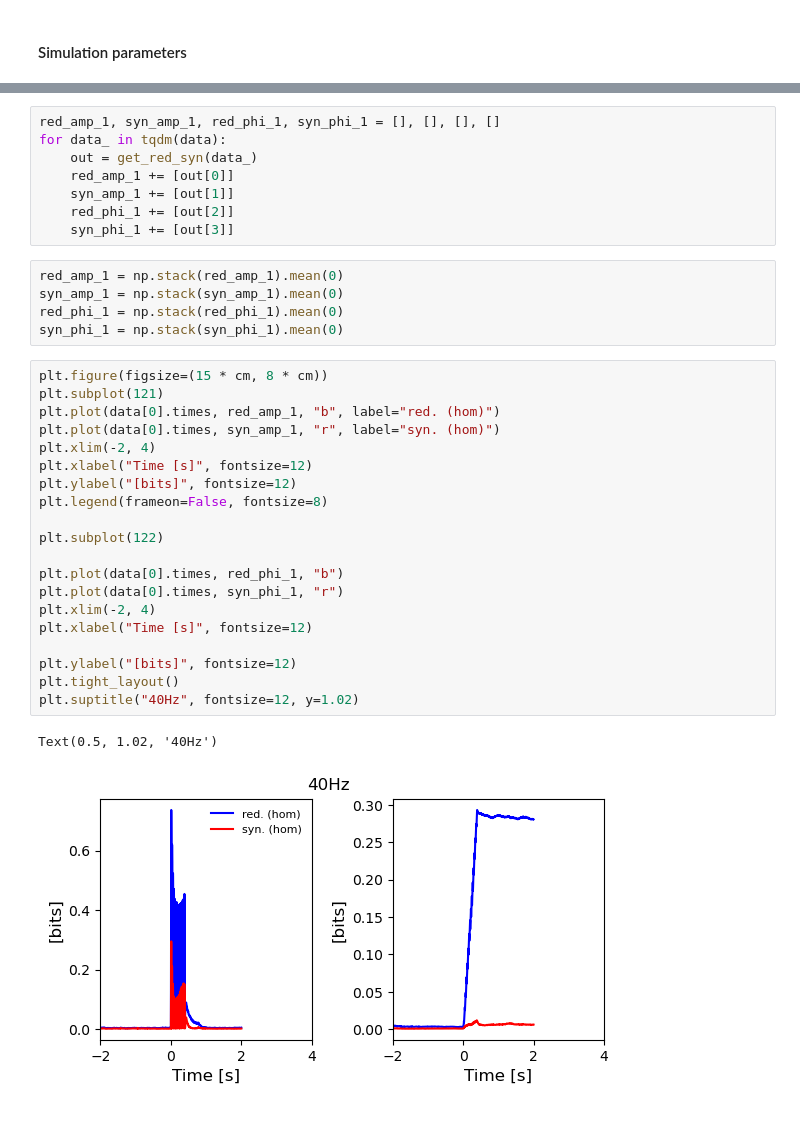
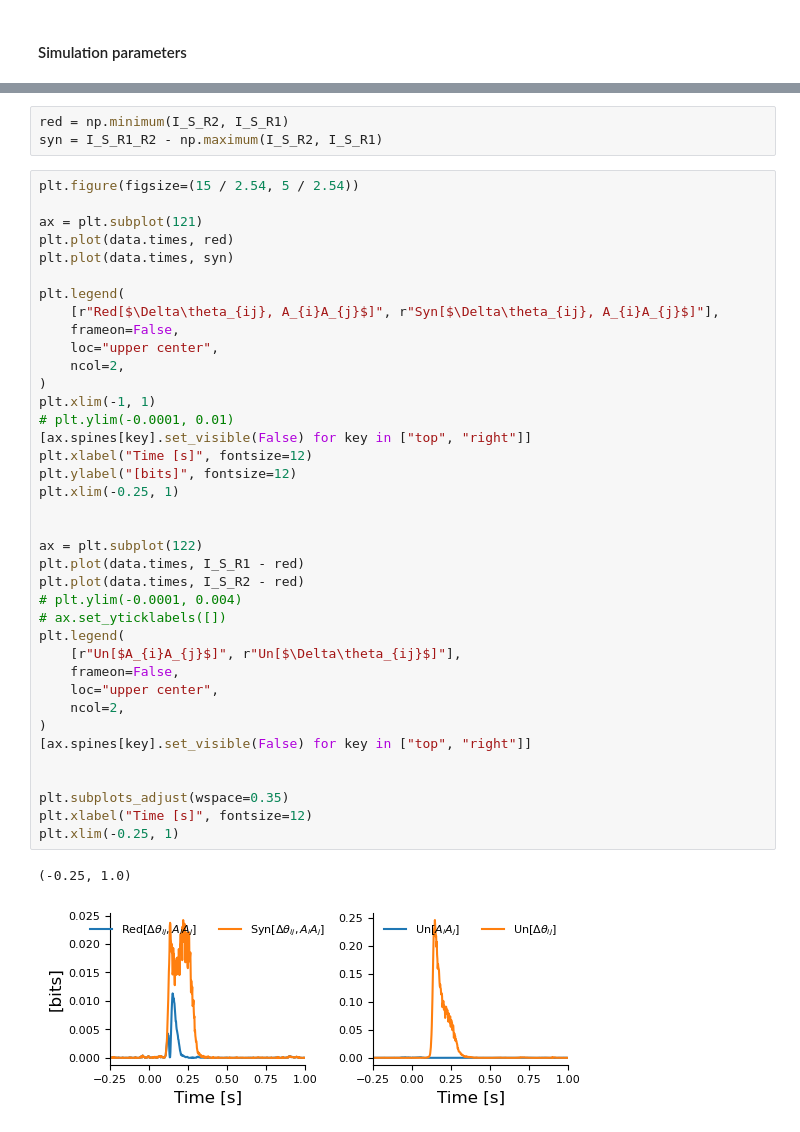
Before and after one commit to ViniciusLima94/phase_amplitude_encoding, a Jupyter notebook: notebooks/Figure3.ipynb, the cells around one changed output, grey strips where cells are left out. Drawn from its saved outputs; the diff is of its cells as text.

```diff
--- a/notebooks/Figure3.ipynb
+++ b/notebooks/Figure3.ipynb
@@ -351,36 +183,44 @@ for i in tqdm(range(100)):
-# %%
-red_amp_1, syn_amp_1, red_phi_1, syn_phi_1 = [], [], [], []
-for data_ in tqdm(data):
-    out = get_red_syn(data_)
-    red_amp_1 += [out[0]]
-    syn_amp_1 += [out[1]]
-    red_phi_1 += [out[2]]
-    syn_phi_1 += [out[3]]
-# %%
-red_amp_1 = np.stack(red_amp_1).mean(0)
-syn_amp_1 = np.stack(syn_amp_1).mean(0)
-red_phi_1 = np.stack(red_phi_1).mean(0)
-syn_phi_1 = np.stack(syn_phi_1).mean(0)
-# %%
-plt.figure(figsize=(15 * cm, 8 * cm))
-plt.subplot(121)
-plt.plot(data[0].times, red_amp_1, "b", label="red. (hom)")
-plt.plot(data[0].times, syn_amp_1, "r", label="syn. (hom)")
-plt.xlim(-2, 4)
-plt.xlabel("Time [s]", fontsize=12)
-plt.ylabel("[bits]", fontsize=12)
-plt.legend(frameon=False, fontsize=8)
-
-plt.subplot(122)
-
-plt.plot(data[0].times, red_phi_1, "b")
-plt.plot(data[0].times, syn_phi_1, "r")
-plt.xlim(-2, 4)
-plt.xlabel("Time [s]", fontsize=12)
-
-plt.ylabel("[bits]", fontsize=12)
-plt.tight_layout()
-plt.suptitle("40Hz", fontsize=12, y=1.02)
-# %% [output]
-Text(0.5, 1.02, '40Hz')
-[figure, removed]
+# %%
+red = np.minimum(I_S_R2, I_S_R1)
+syn = I_S_R1_R2 - np.maximum(I_S_R2, I_S_R1)
+# %%
+plt.figure(figsize=(15 / 2.54, 5 / 2.54))
+
+ax = plt.subplot(121)
+plt.plot(data.times, red)
+plt.plot(data.times, syn)
+
+plt.legend(
+    [r"Red[$\Delta\theta_{ij}, A_{i}A_{j}$]", r"Syn[$\Delta\theta_{ij}, A_{i}A_{j}$]"],
+    frameon=False,
+    loc="upper center",
+    ncol=2,
+)
+plt.xlim(-1, 1)
+# plt.ylim(-0.0001, 0.01)
+[ax.spines[key].set_visible(False) for key in ["top", "right"]]
+plt.xlabel("Time [s]", fontsize=12)
+plt.ylabel("[bits]", fontsize=12)
+plt.xlim(-0.25, 1)
+
+
+ax = plt.subplot(122)
+plt.plot(data.times, I_S_R1 - red)
+plt.plot(data.times, I_S_R2 - red)
+# plt.ylim(-0.0001, 0.004)
+# ax.set_yticklabels([])
+plt.legend(
+    [r"Un[$A_{i}A_{j}$]", r"Un[$\Delta\theta_{ij}$]"],
+    frameon=False,
+    loc="upper center",
+    ncol=2,
+)
+[ax.spines[key].set_visible(False) for key in ["top", "right"]]
+
+
+plt.subplots_adjust(wspace=0.35)
+plt.xlabel("Time [s]", fontsize=12)
+plt.xlim(-0.25, 1)
+# %% [output]
+(-0.25, 1.0)
+[figure, added]
```
Also changed, not shown: parts of 29 cells of this notebook, 39 other files.
